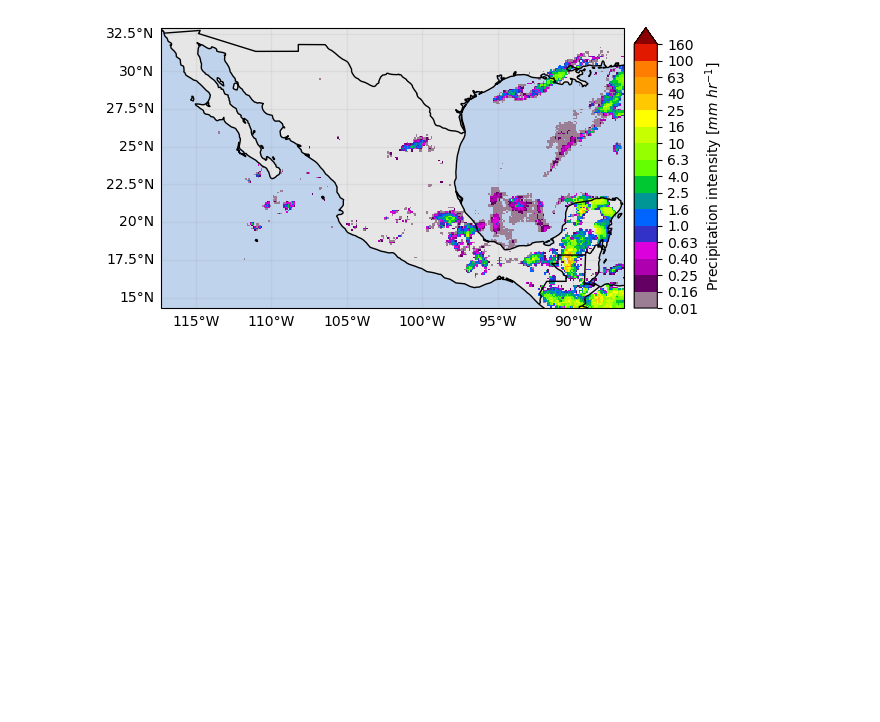
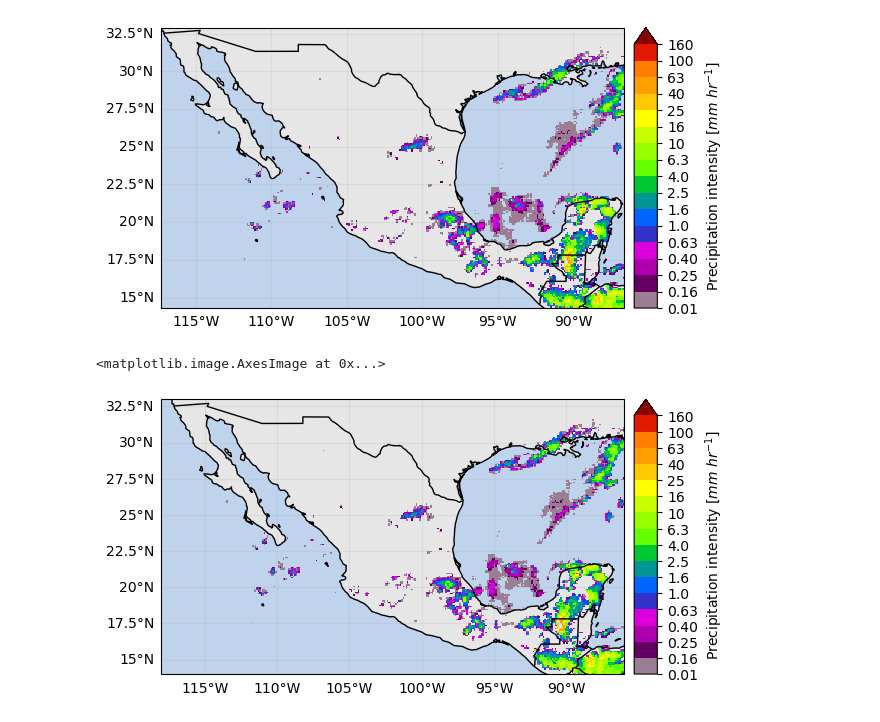
Before and after one commit to nagibe-mg/ESDP-FinalProject, a Jupyter notebook: GPM/load_IMERG-data.ipynb, the cells around one changed output. Saved outputs shown, nothing was run; the diff lists cells and outputs as text; code cells hidden in the pictures; blank space fills up the shorter version.

```diff
--- a/GPM/load_IMERG-data.ipynb
+++ b/GPM/load_IMERG-data.ipynb
@@ -131,3 +130,20 @@ ds_mexico["precipitation"].isel(time=0).gpm.plot_map()
 # %% [output]
 <matplotlib.image.AxesImage at 0x...>
 [figure]
+# %%
+# Define your region (latitude/longitude bounds)
+lat_min, lat_max = 14.0, 33.0
+lon_min, lon_max = -118.0, -86.0
+
+# Select the region
+ds_region = ds.sel(
+    lat=slice(lat_min, lat_max),
+    lon=slice(lon_min, lon_max)
+)
+
+# Plot the region
+
+ds_region['precipitation'].isel(time=0).gpm.plot_map()
+# %% [output]
+<matplotlib.image.AxesImage at 0x...>
+[figure, added]
```
Also changed, not shown: parts of 3 cells of this notebook, 2 other files.
